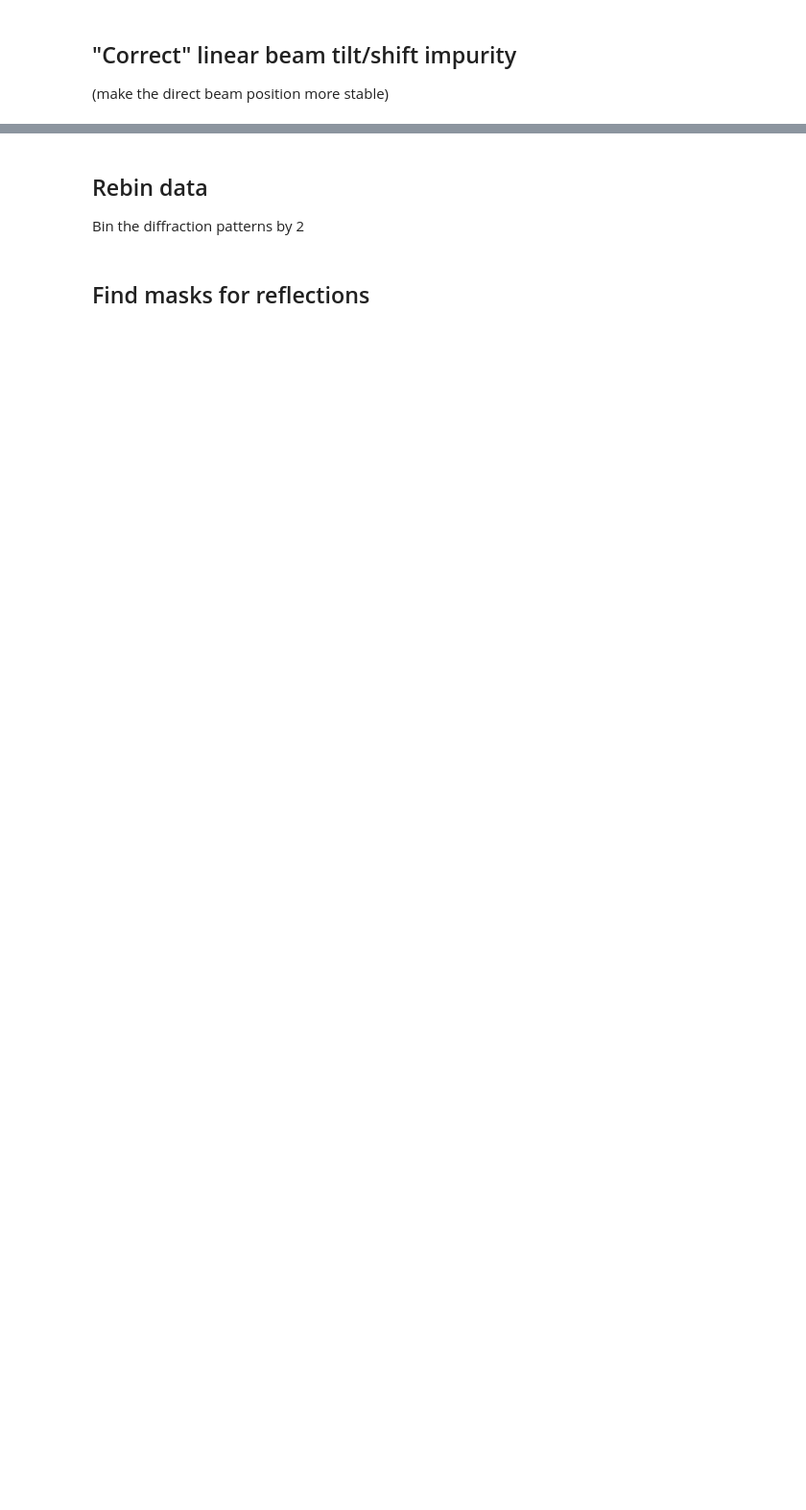
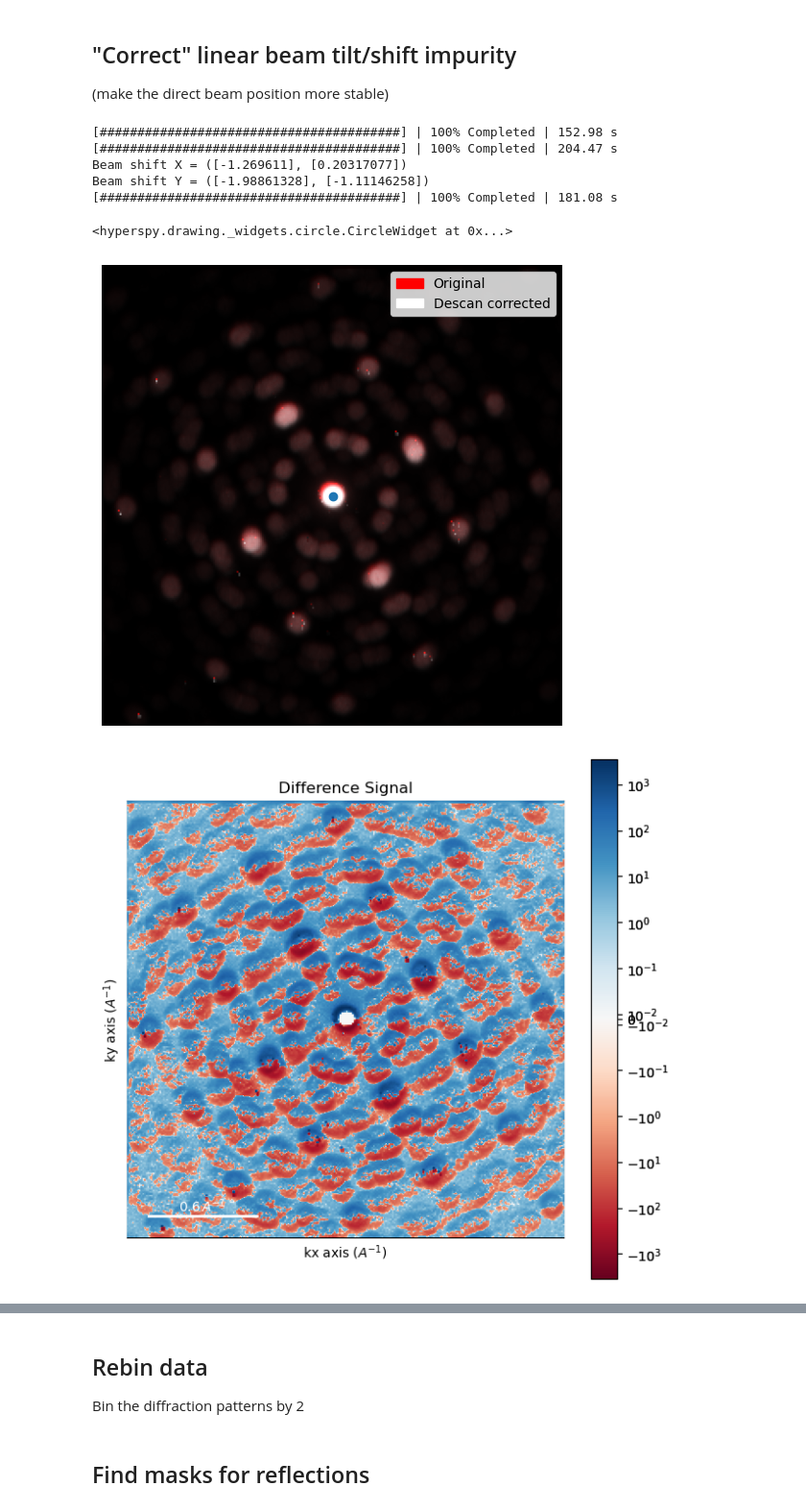
Before and after one commit to emichr/PhaseMappingPaper, a Jupyter notebook: Preprocessing.ipynb, the cells around one changed output, grey strips where cells are left out. Shown at 96% size. Cells and saved outputs as stored; diff of their text form; code cells hidden in the pictures; blank space fills up the shorter version.

```diff
--- a/Preprocessing.ipynb
+++ b/Preprocessing.ipynb
@@ -26,29 +150,58 @@ OSError: [Errno 22] Unable to open file (file read failed: time = Mon Feb  6 18:
 ## "Correct" linear beam tilt/shift impurity
 (make the direct beam position more stable)
 # %%
-old_max = signal.max(axis=[0, 1])
-old_max.metadata.General.title = 'Before descan correction'
-com = signal.center_off_mass(mask=(127, 126, 12.5))
+old_max = s.max(axis=[0, 1])
+old_max.compute()
+old_max.metadata.General.title = 'Original'
+com_mask = (127, 126, 12.5)
+com = s.center_of_mass(mask=com_mask)
 beam_shift = pxm.signals.BeamShift(com.T)
-mask = hs.signals.Signal2D(np.zeros(signal.axes_manager.navigation_shape, dtype=bool).T).T
+mask = hs.signals.Signal2D(np.zeros(s.axes_manager.navigation_shape, dtype=bool).T).T
 mask.inav[20:-20, 20:-20] = True
 beam_shift.make_linear_plane(mask=mask)
-beam_shift = beam_shift - (signal.axes_manager.signal_shape[0] //2)
-signal.shift_diffraction(beam_shift.isig[0], beam_shift.isig[1])
-signal.metadata.add_dictionary({
+beam_shift = beam_shift - (s.axes_manager.signal_shape[0] / 2.0)
+print(f'Beam shift X = ({beam_shift.isig[0].min().data}, {beam_shift.isig[0].max().data})\nBeam shift Y = ({beam_shift.isig[1].min().data}, {beam_shift.isig[1].max().data})')
+s.shift_diffraction(beam_shift.isig[0], beam_shift.isig[1], inplace=True)
+s.metadata.add_dictionary({
         'Preprocessing': {
             'Centering': {
                 'COM': com,
                 'COM_mask': {
                     'x': com_mask[0],
                     'y': com_mask[1],
                     'r': com_mask[2]
                 },
                 'Shifts': beam_shift,
                 'shift_estimate_mask': mask
             }
         }
     })
-new_max = signal.max(axis=[0, 1])
-new_max.metadata.General.title = 'After descan correction'
-hs.plot.plot_images([old_max, new_max], colorbar='single', axes_decor='off')
+new_max = s.max(axis=[0, 1])
+new_max.metadata.General.title = 'Descan corrected'
+new_max.compute()
+
+difference = old_max.deepcopy()
+difference.change_dtype('float32')
+difference -= new_max
+difference.metadata.General.title = 'Difference'
+
+#Plot the old maximum and the new maximum overlaid on each other to see the effect of the centering
+ax = hs.plot.plot_images([old_max, new_max], overlay=True, axes_decor='off', alphas=[1.0, 1.0], colors=['r', 'w'])
+ax[0].scatter(128, 128)
+
+#Plot the difference between the two maximums
+difference.plot(norm='symlog', cmap='RdBu')
+
+#Plot the new maximum with a widget, showing the middle of the diffraction pattern.
+new_max.plot(norm='symlog')
+roi = hs.roi.CircleROI(0.0, 0.0, 0.1)
+roi.add_widget(new_max)
+# %% [output]
+[########################################] | 100% Completed | 152.98 s
+[########################################] | 100% Completed | 204.47 s
+Beam shift X = ([-1.269611], [0.20317077])
+Beam shift Y = ([-1.98861328], [-1.11146258])
+[########################################] | 100% Completed | 181.08 s
+<hyperspy.drawing._widgets.circle.CircleWidget at 0x...>
+[figure, added]
+[figure, added]
```
Also changed, not shown: parts of 35 cells of this notebook, 15 other files.
